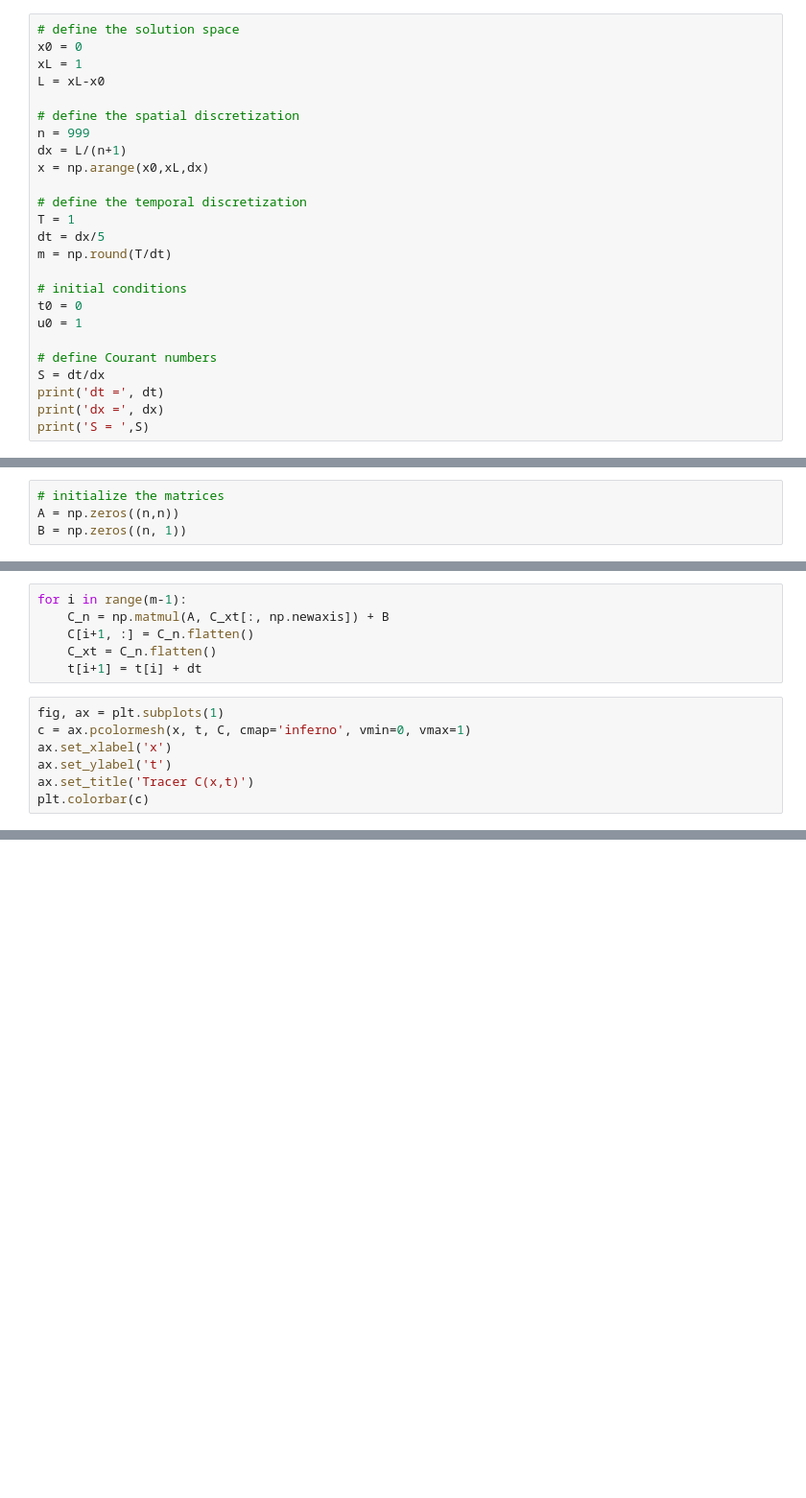
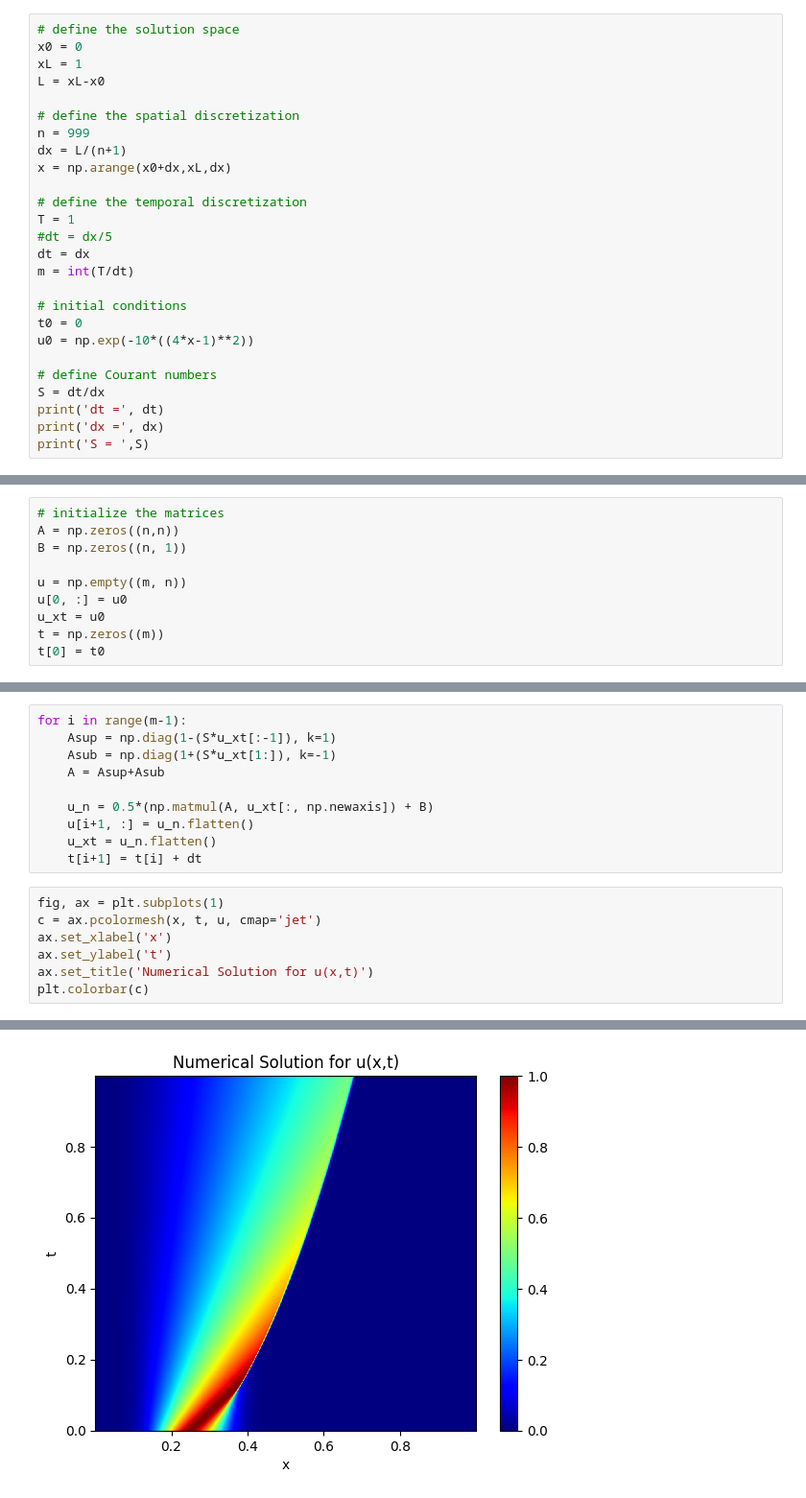
Before and after one commit to chegermiller/CEWA572_SQ2024, a Jupyter notebook: burgers_fd_schemes.ipynb, the cells around one changed output, grey strips where cells are left out. Shown: that part at 96% size. Cells and saved outputs as stored; diff of their text form; blank space fills up the shorter version.

```diff
--- a/burgers_fd_schemes.ipynb
+++ b/burgers_fd_schemes.ipynb
@@ -18,16 +26,17 @@ L = xL-x0
 # define the spatial discretization
 n = 999
 dx = L/(n+1)
-x = np.arange(x0,xL,dx)
+x = np.arange(x0+dx,xL,dx)
 
 # define the temporal discretization
 T = 1
-dt = dx/5
-m = np.round(T/dt)
+#dt = dx/5
+dt = dx
+m = int(T/dt)
 
 # initial conditions
 t0 = 0
-u0 = 1
+u0 = np.exp(-10*((4*x-1)**2))
 
 # define Courant numbers
 S = dt/dx
@@ -40,3 +53,9 @@ Since the matrix $A$ and vector $B$ in our typical numerical solution has terms
 # initialize the matrices
 A = np.zeros((n,n))
 B = np.zeros((n, 1))
+
+u = np.empty((m, n))
+u[0, :] = u0
+u_xt = u0
+t = np.zeros((m))
+t[0] = t0
@@ -56,13 +62,18 @@ t[0] = t0
 # %%
 for i in range(m-1):
-    C_n = np.matmul(A, C_xt[:, np.newaxis]) + B
-    C[i+1, :] = C_n.flatten()
-    C_xt = C_n.flatten()
+    Asup = np.diag(1-(S*u_xt[:-1]), k=1)
+    Asub = np.diag(1+(S*u_xt[1:]), k=-1)
+    A = Asup+Asub
+
+    u_n = 0.5*(np.matmul(A, u_xt[:, np.newaxis]) + B)
+    u[i+1, :] = u_n.flatten()
+    u_xt = u_n.flatten()
     t[i+1] = t[i] + dt
 # %%
 fig, ax = plt.subplots(1)
-c = ax.pcolormesh(x, t, C, cmap='inferno', vmin=0, vmax=1)
+c = ax.pcolormesh(x, t, u, cmap='jet')
 ax.set_xlabel('x')
 ax.set_ylabel('t')
-ax.set_title('Tracer C(x,t)')
+ax.set_title('Numerical Solution for u(x,t)')
 plt.colorbar(c)
+# %% [output]
@@ -68,0 +81 @@ plt.colorbar(c)
+[figure, added]
```
Also changed, not shown: parts of 9 cells of this notebook.
